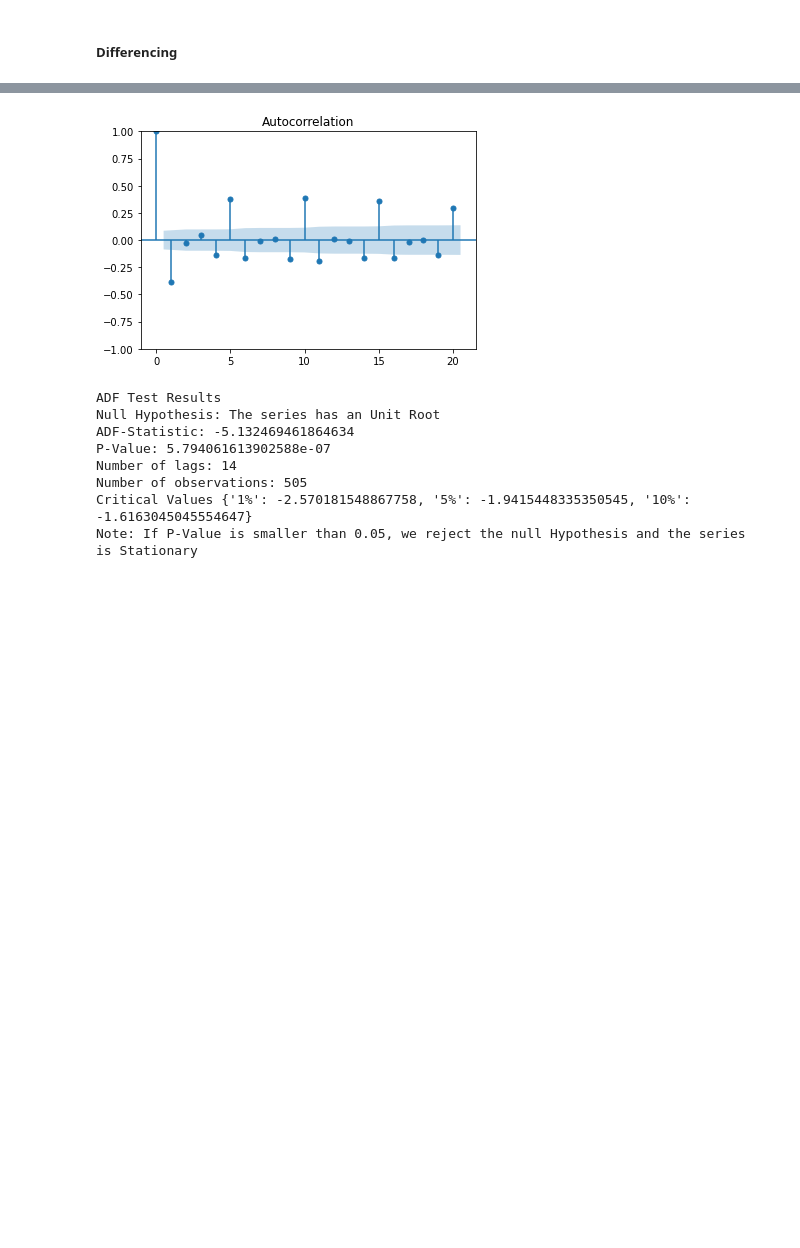
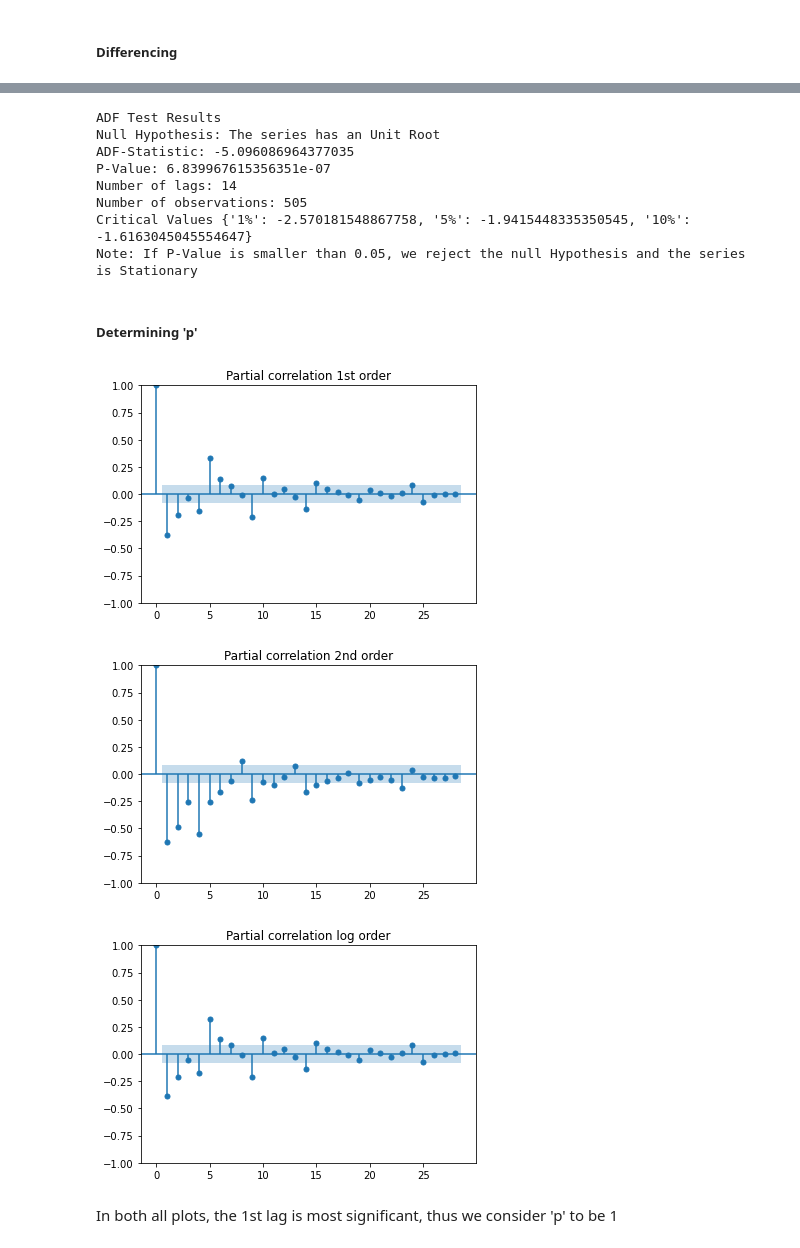
Before and after one commit to czarhirah/Econometrics, a Jupyter notebook: Zah/ARIMA v1.ipynb, the cells around one changed output, grey strips where cells are left out. Cells and saved outputs as stored; diff of their text form; code cells hidden in the pictures; blank space fills up the shorter version.

Commit message:
pacf

```diff
--- a/Zah/ARIMA v1.ipynb
+++ b/Zah/ARIMA v1.ipynb
@@ -86,13 +111,6 @@ plt.show()
 # %%
-# Convert to growth rates by mutiplying by 100
-data['growth'] = data['diff']*100
-
-# ACF for growth series
-plot_acf(data['growth'].dropna(), lags=20)
-plt.show()
-
 # Test stationarity with ADF
-adftest = adfuller(data['growth'].dropna(), autolag = 'AIC', regression = 'n')
+adftest = adfuller(data['growth_1'].dropna(), autolag = 'AIC', regression = 'n')
 print("ADF Test Results")
 print("Null Hypothesis: The series has an Unit Root")
 print("ADF-Statistic:", adftest[0])
@@ -102,12 +120,32 @@ print("Number of observations:", adftest[3])
 print("Critical Values", adftest[4])
 print("Note: If P-Value is smaller than 0.05, we reject the null Hypothesis and the series is Stationary")
 # %% [output]
-[figure, removed]
 ADF Test Results
 Null Hypothesis: The series has an Unit Root
-ADF-Statistic: -5.132469461864634
-P-Value: 5.794061613902588e-07
+ADF-Statistic: -5.096086964377035
+P-Value: 6.839967615356351e-07
 Number of lags: 14
 Number of observations: 505
 Critical Values {'1%': -2.570181548867758, '5%': -1.9415448335350545, '10%': -1.6163045045554647}
 Note: If P-Value is smaller than 0.05, we reject the null Hypothesis and the series is Stationary
+# %% [markdown]
+##### Determining 'p'
+# %%
+# Partial autocorrelation
+plot_pacf(data['diff1'].dropna(),method='ywm')
+plt.title('Partial correlation 1st order')
+plt.show()
+
+plot_pacf(data['diff2'].dropna(),method='ywm')
+plt.title('Partial correlation 2nd order')
+plt.show()
+
+plot_pacf(data['difflog'].dropna(),method='ywm')
+plt.title('Partial correlation log order')
+plt.show()
+# %% [output]
+[figure, added]
+[figure, added]
+[figure, added]
+# %% [markdown]
+In both all plots, the 1st lag is most significant, thus we consider 'p' to be 1
```
Also changed, not shown: parts of 15 cells of this notebook.
